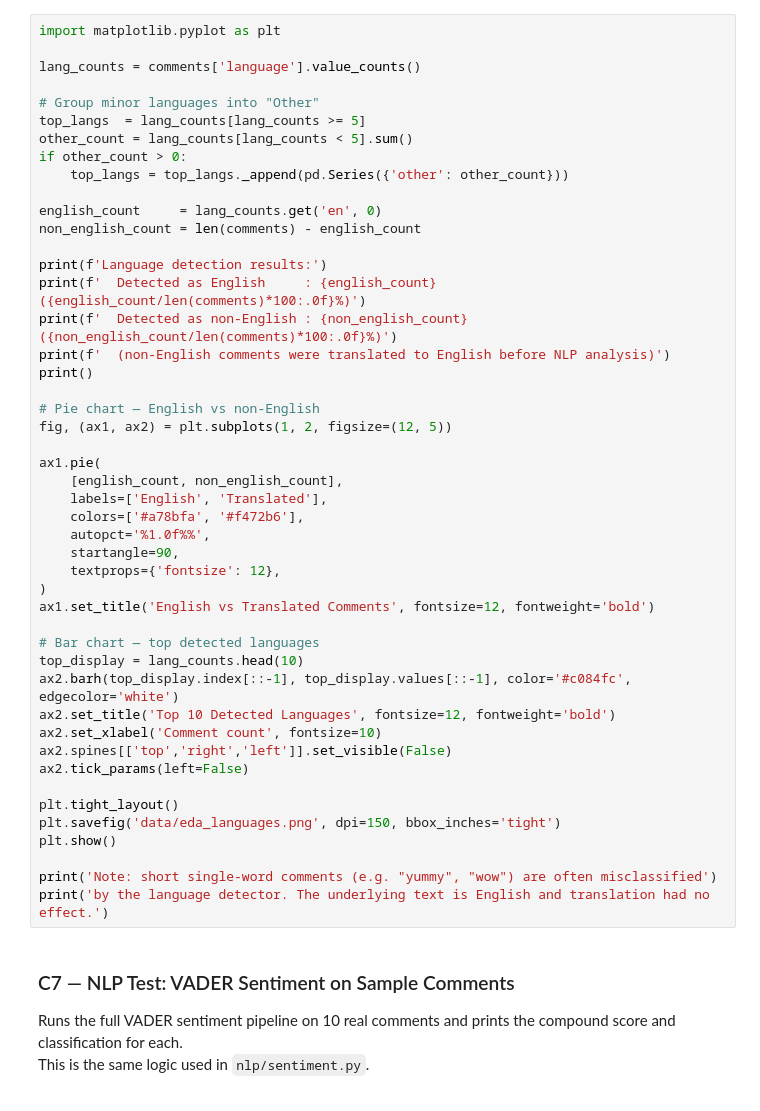
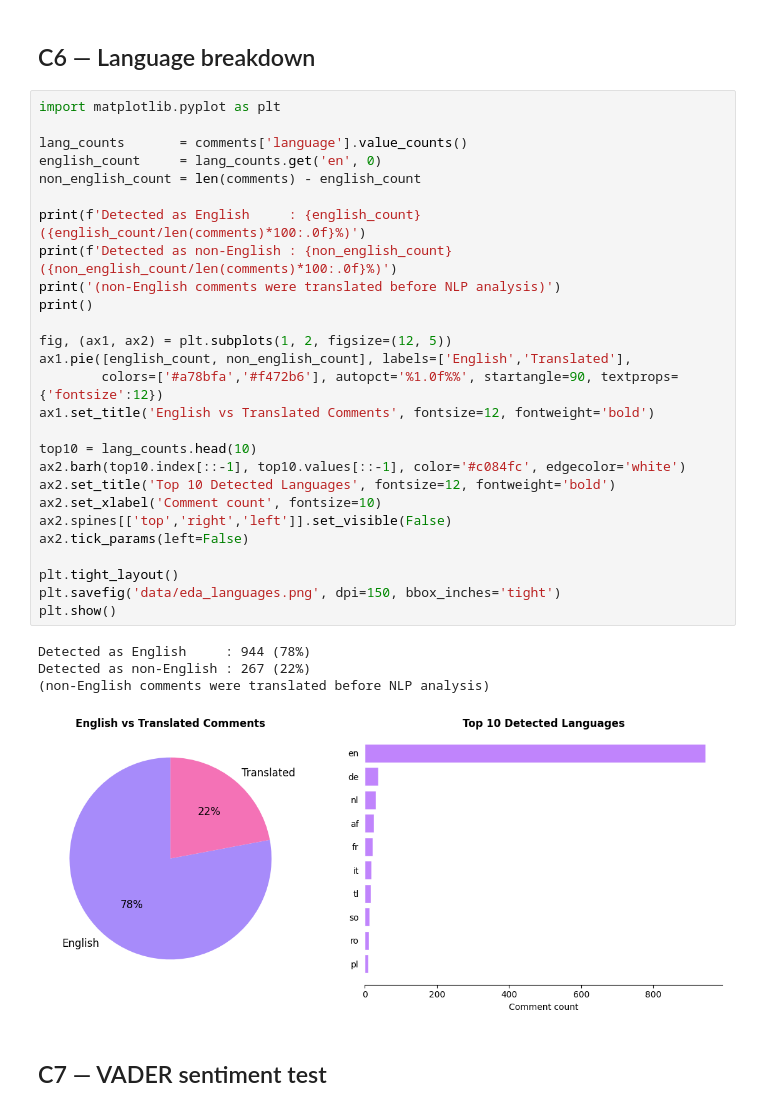
Before and after one commit to Chinel0/tiktok-creator-intelligence, a Jupyter notebook: NLP_Tiktok.ipynb, the cells around one changed output. Cells and saved outputs as stored; diff of their text form.

```diff
--- a/NLP_Tiktok.ipynb
+++ b/NLP_Tiktok.ipynb
@@ -346,55 +243,39 @@ Shows how many comments were detected as non-English and required translation.
+# %% [markdown]
+## C6 — Language breakdown
 # %%
 import matplotlib.pyplot as plt
 
-lang_counts = comments['language'].value_counts()
-
-# Group minor languages into "Other"
-top_langs  = lang_counts[lang_counts >= 5]
-other_count = lang_counts[lang_counts < 5].sum()
-if other_count > 0:
-    top_langs = top_langs._append(pd.Series({'other': other_count}))
-
+lang_counts       = comments['language'].value_counts()
 english_count     = lang_counts.get('en', 0)
 non_english_count = len(comments) - english_count
 
-print(f'Language detection results:')
-print(f'  Detected as English     : {english_count} ({english_count/len(comments)*100:.0f}%)')
-print(f'  Detected as non-English : {non_english_count} ({non_english_count/len(comments)*100:.0f}%)')
-print(f'  (non-English comments were translated to English before NLP analysis)')
+print(f'Detected as English     : {english_count} ({english_count/len(comments)*100:.0f}%)')
+print(f'Detected as non-English : {non_english_count} ({non_english_count/len(comments)*100:.0f}%)')
+print('(non-English comments were translated before NLP analysis)')
 print()
 
-# Pie chart — English vs non-English
 fig, (ax1, ax2) = plt.subplots(1, 2, figsize=(12, 5))
-
-ax1.pie(
-    [english_count, non_english_count],
-    labels=['English', 'Translated'],
-    colors=['#a78bfa', '#f472b6'],
-    autopct='%1.0f%%',
-    startangle=90,
-    textprops={'fontsize': 12},
-)
+ax1.pie([english_count, non_english_count], labels=['English','Translated'],
+        colors=['#a78bfa','#f472b6'], autopct='%1.0f%%', startangle=90, textprops={'fontsize':12})
 ax1.set_title('English vs Translated Comments', fontsize=12, fontweight='bold')
 
-# Bar chart — top detected languages
-top_display = lang_counts.head(10)
-ax2.barh(top_display.index[::-1], top_display.values[::-1], color='#c084fc', edgecolor='white')
+top10 = lang_counts.head(10)
+ax2.barh(top10.index[::-1], top10.values[::-1], color='#c084fc', edgecolor='white')
 ax2.set_title('Top 10 Detected Languages', fontsize=12, fontweight='bold')
 ax2.set_xlabel('Comment count', fontsize=10)
 ax2.spines[['top','right','left']].set_visible(False)
 ax2.tick_params(left=False)
 
 plt.tight_layout()
 plt.savefig('data/eda_languages.png', dpi=150, bbox_inches='tight')
 plt.show()
-
-print('Note: short single-word comments (e.g. "yummy", "wow") are often misclassified')
-print('by the language detector. The underlying text is English and translation had no effect.')
+# %% [output]
+Detected as English     : 944 (78%)
+Detected as non-English : 267 (22%)
+(non-English comments were translated before NLP analysis)
+[figure, added]
-# %% [markdown]
-### C7 — NLP Test: VADER Sentiment on Sample Comments
-
-Runs the full VADER sentiment pipeline on 10 real comments and prints the compound score and classification for each.
-This is the same logic used in `nlp/sentiment.py`.
+# %% [markdown]
+## C7 — VADER sentiment test
 # %%
 from vaderSentiment.vaderSentiment import SentimentIntensityAnalyzer
 
```
Also changed, not shown: parts of 37 cells of this notebook.
